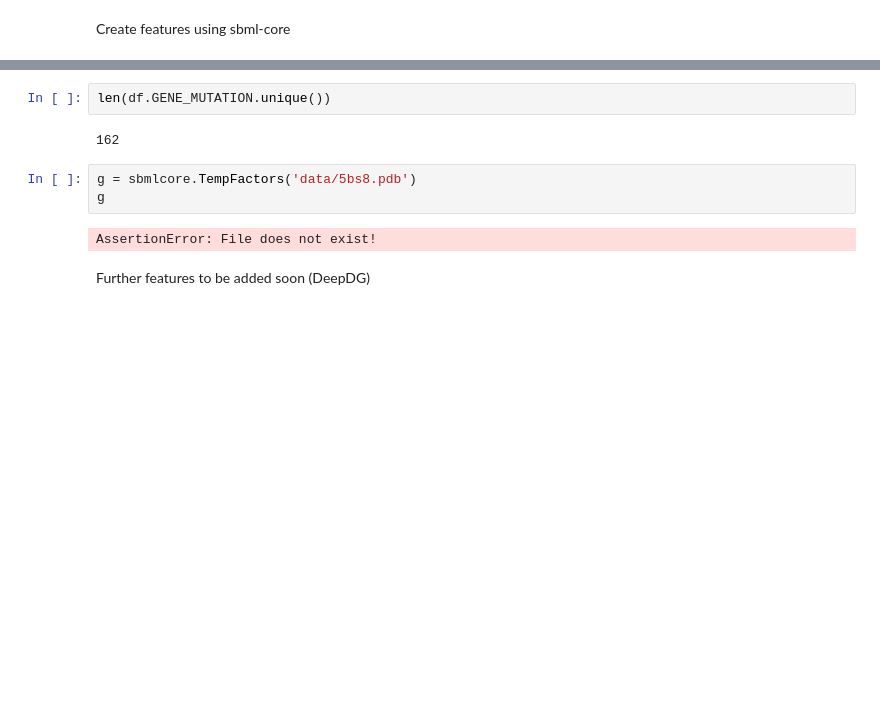
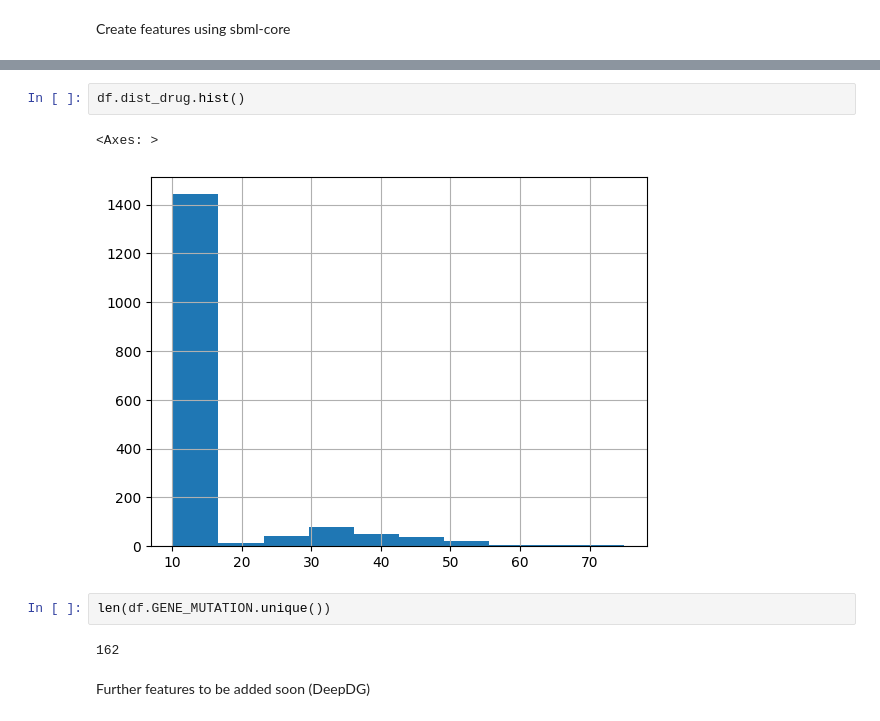
Before and after one commit to viktoria023/predict_FQ_resistance, a Jupyter notebook: 01_Dataset_prep.ipynb, the cells around one changed output, grey strips where cells are left out. Drawn from its saved outputs; the diff is of its cells as text; blank space fills up the shorter version.

```diff
--- a/01_Dataset_prep.ipynb
+++ b/01_Dataset_prep.ipynb
@@ -518,12 +538,12 @@ Index(['index', 'DRUG', 'MIC', 'LOG2MIC', 'BINARY_PHENOTYPE',
+# %%
+df.dist_drug.hist()
+# %% [output]
+<Axes: >
+[figure, added]
 # %%
 len(df.GENE_MUTATION.unique())
 # %% [output]
 162
-# %%
-g = sbmlcore.TempFactors('data/5bs8.pdb')
-g
-# %% [output]
-AssertionError: File does not exist!
 # %% [markdown]
 Further features to be added soon (DeepDG)
 # %%
```
Also changed, not shown: parts of 21 cells of this notebook, 1 other file.
